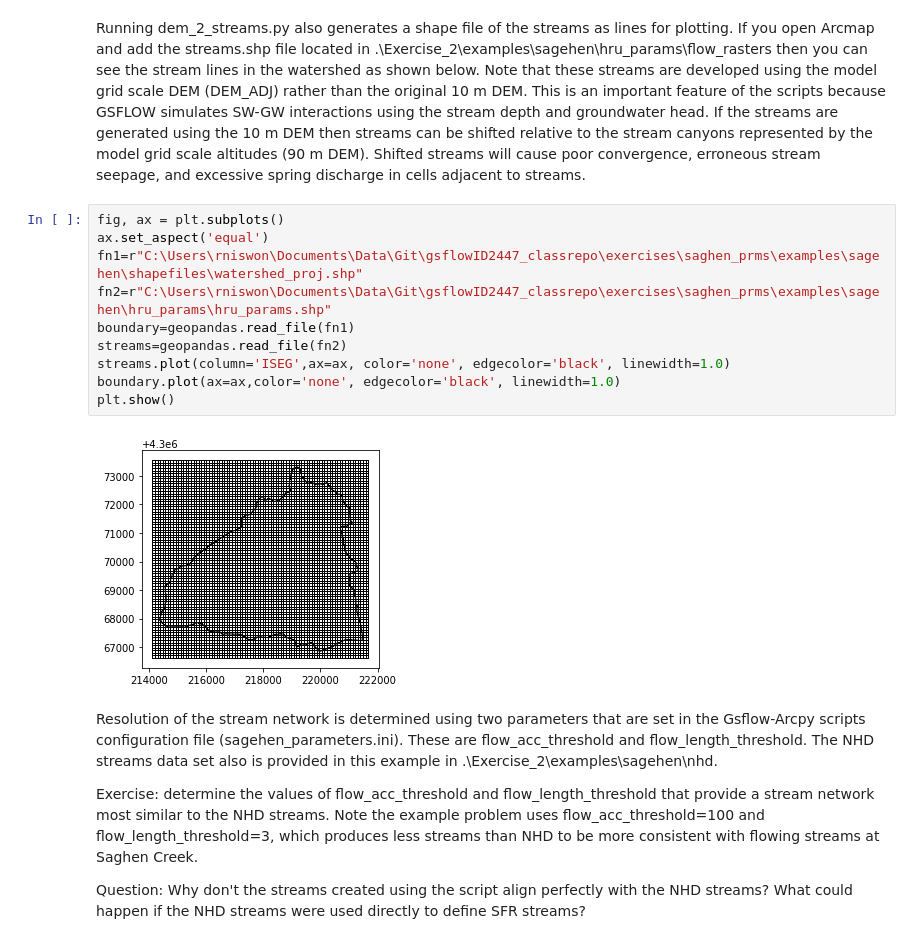
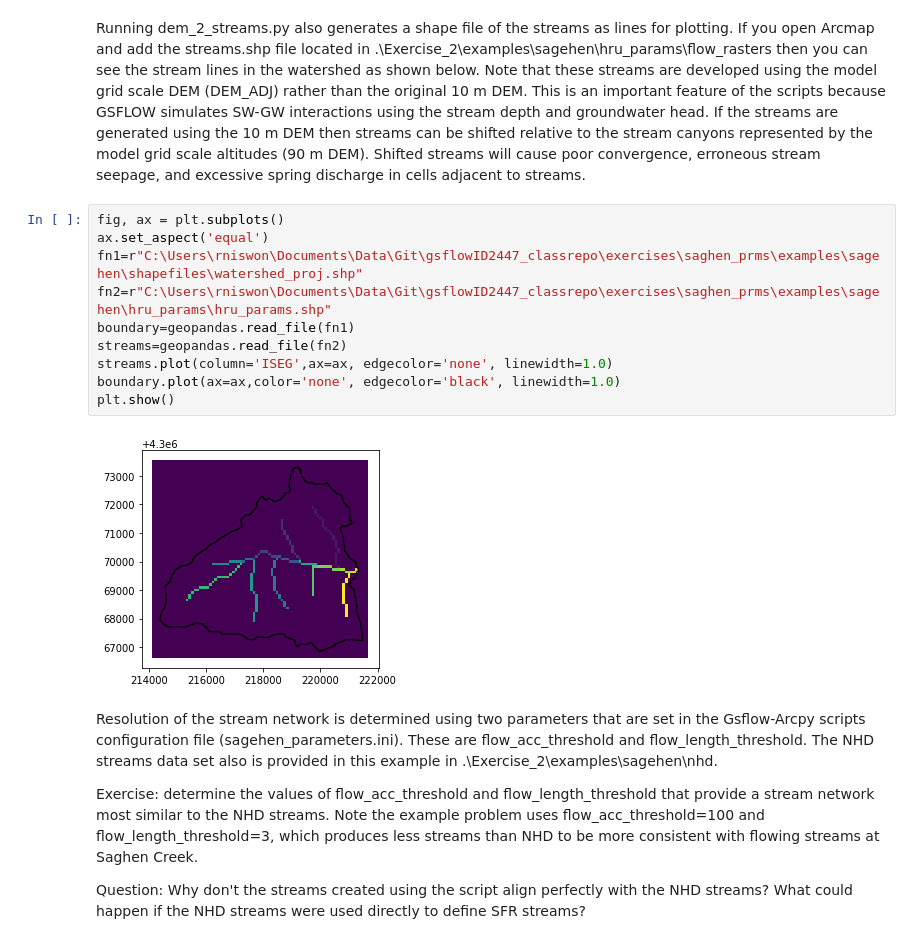
Before and after one commit to rniswon/gsflowID2447_classrepo, a Jupyter notebook: exercises/saghen_prms/notebook/gsflow_sagehen.ipynb, the cells around one changed output. Drawn from its saved outputs; the diff is of its cells as text.

```diff
--- a/exercises/saghen_prms/notebook/gsflow_sagehen.ipynb
+++ b/exercises/saghen_prms/notebook/gsflow_sagehen.ipynb
@@ -145,15 +161,15 @@ Running dem_2_streams.py also generates a shape file of the streams as lines for
 # %%
 fig, ax = plt.subplots()
 ax.set_aspect('equal')
 fn1=r"C:\Users\rniswon\Documents\Data\Git\gsflowID2447_classrepo\exercises\saghen_prms\examples\sagehen\shapefiles\watershed_proj.shp"
 fn2=r"C:\Users\rniswon\Documents\Data\Git\gsflowID2447_classrepo\exercises\saghen_prms\examples\sagehen\hru_params\hru_params.shp"
 boundary=geopandas.read_file(fn1)
 streams=geopandas.read_file(fn2)
-streams.plot(column='ISEG',ax=ax, color='none', edgecolor='black', linewidth=1.0)
+streams.plot(column='ISEG',ax=ax, edgecolor='none', linewidth=1.0)
 boundary.plot(ax=ax,color='none', edgecolor='black', linewidth=1.0)
 plt.show()
 # %% [output]
-[figure, old version]
+[figure, new version]
 # %% [markdown]
 Resolution of the stream network is determined using two parameters that are set in the Gsflow-Arcpy scripts configuration file (sagehen_parameters.ini). These are flow_acc_threshold and flow_length_threshold. The NHD streams data set also is provided in this example in .\Exercise_2\examples\sagehen\nhd.
 
```
Also changed, not shown: parts of 14 cells of this notebook, 7 other files.
